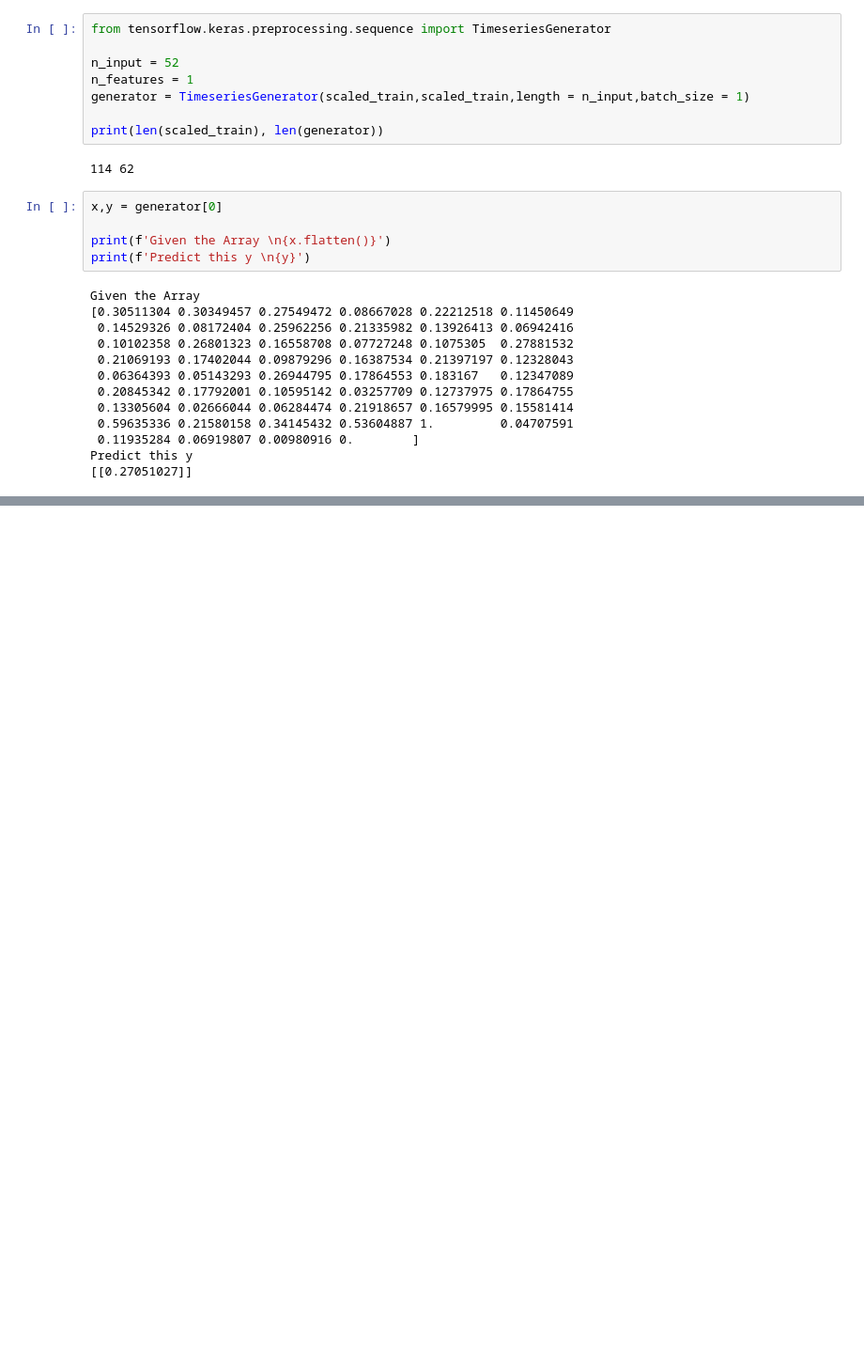
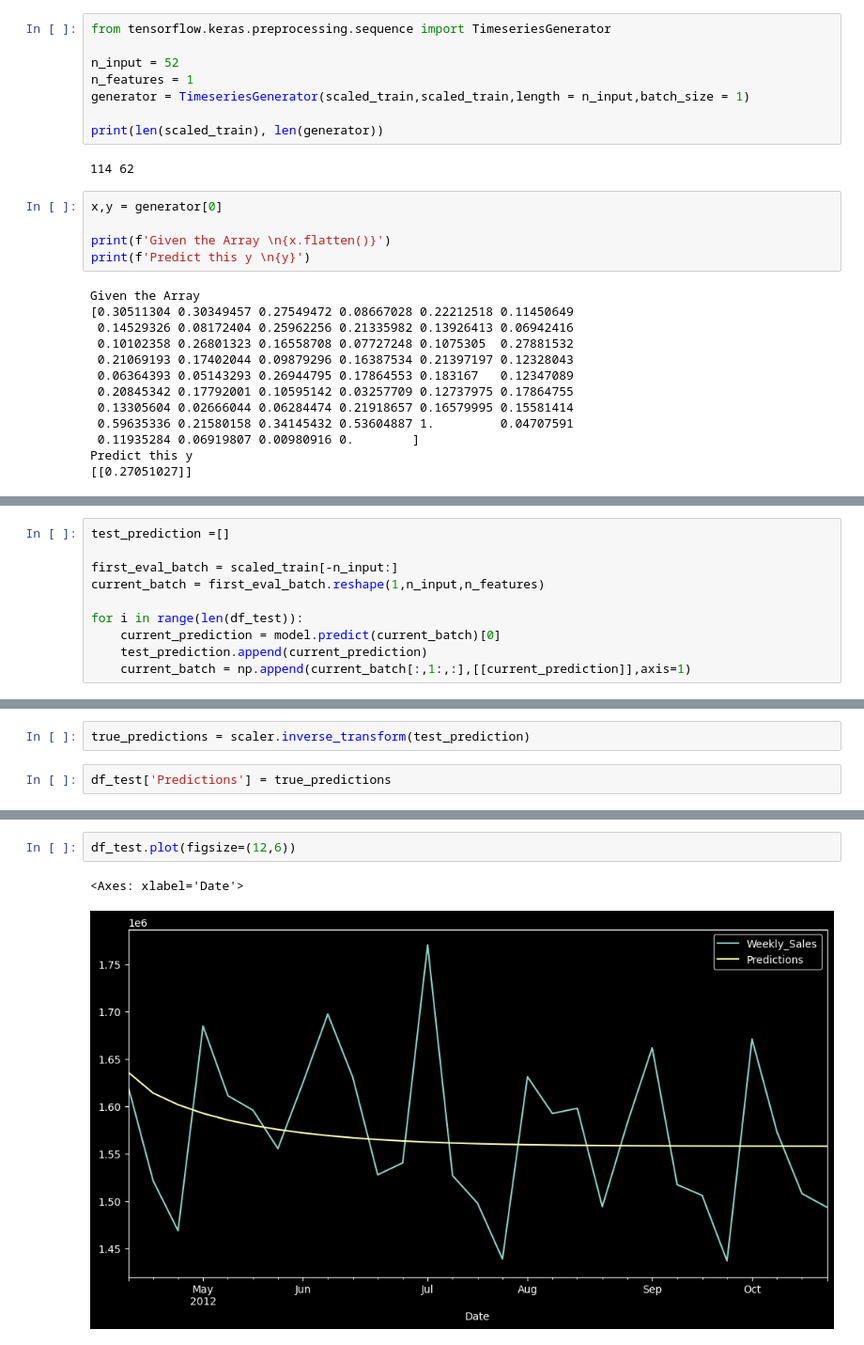
Before and after one commit to NishanD21/Walmart-Store-Sales-Forecasting, a Jupyter notebook: ws_lstm.ipynb, the cells around one changed output, grey strips where cells are left out. Shown: that part at 94% size. Cells and saved outputs as stored; diff of their text form; blank space fills up the shorter version.

```diff
--- a/ws_lstm.ipynb
+++ b/ws_lstm.ipynb
@@ -166,0 +264,10 @@ model.add
+# %%
+test_prediction =[]
+
+first_eval_batch = scaled_train[-n_input:]
+current_batch = first_eval_batch.reshape(1,n_input,n_features)
+
+for i in range(len(df_test)):
+    current_prediction = model.predict(current_batch)[0]
+    test_prediction.append(current_prediction)
+    current_batch = np.append(current_batch[:,1:,:],[[current_prediction]],axis=1)
@@ -166,0 +322,4 @@ model.add
+# %%
+true_predictions = scaler.inverse_transform(test_prediction)
+# %%
+df_test['Predictions'] = true_predictions
@@ -166,0 +342,5 @@ model.add
+# %%
+df_test.plot(figsize=(12,6))
+# %% [output]
+<Axes: xlabel='Date'>
+[figure, added]
```
Also changed, not shown: parts of 14 cells of this notebook.
